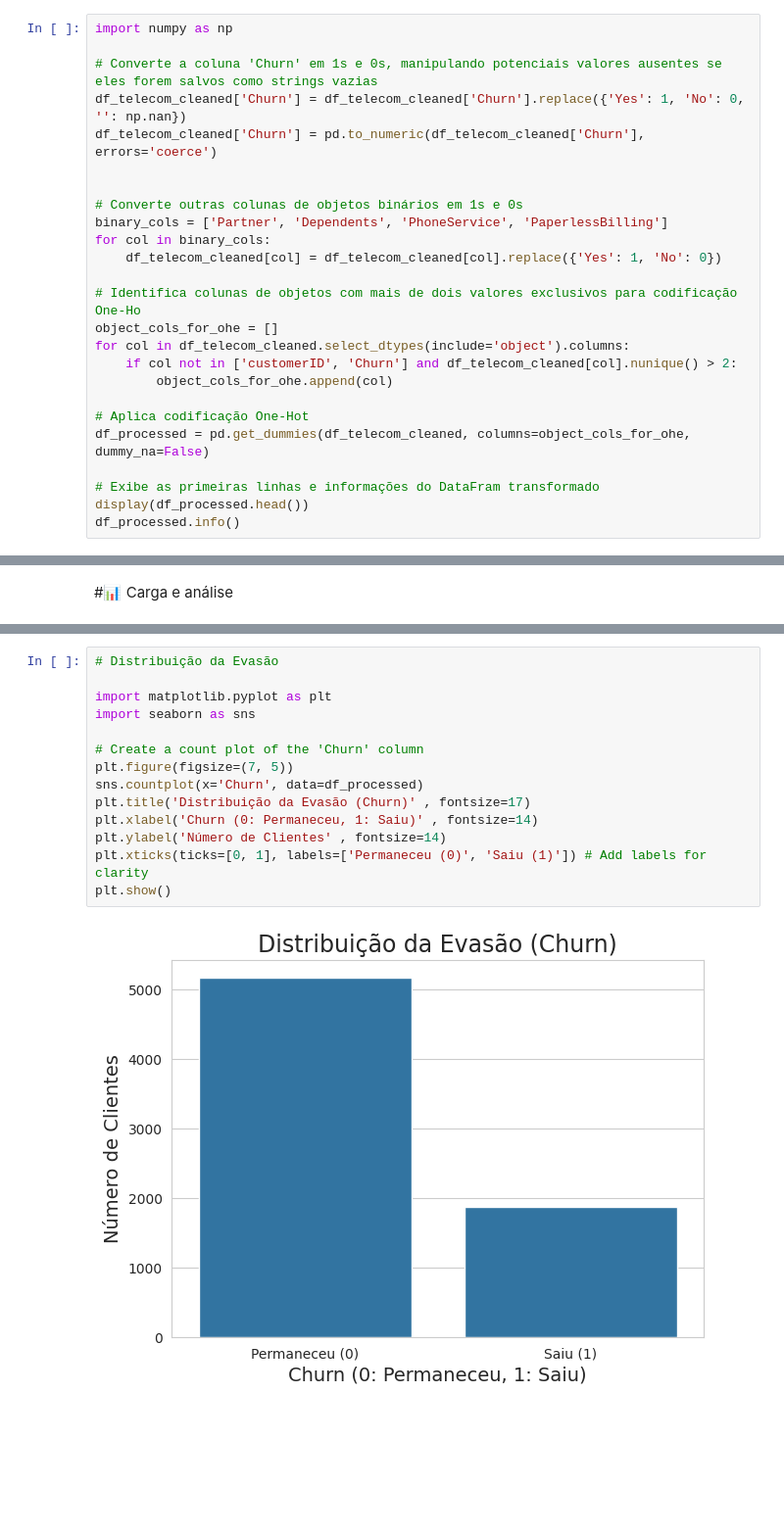
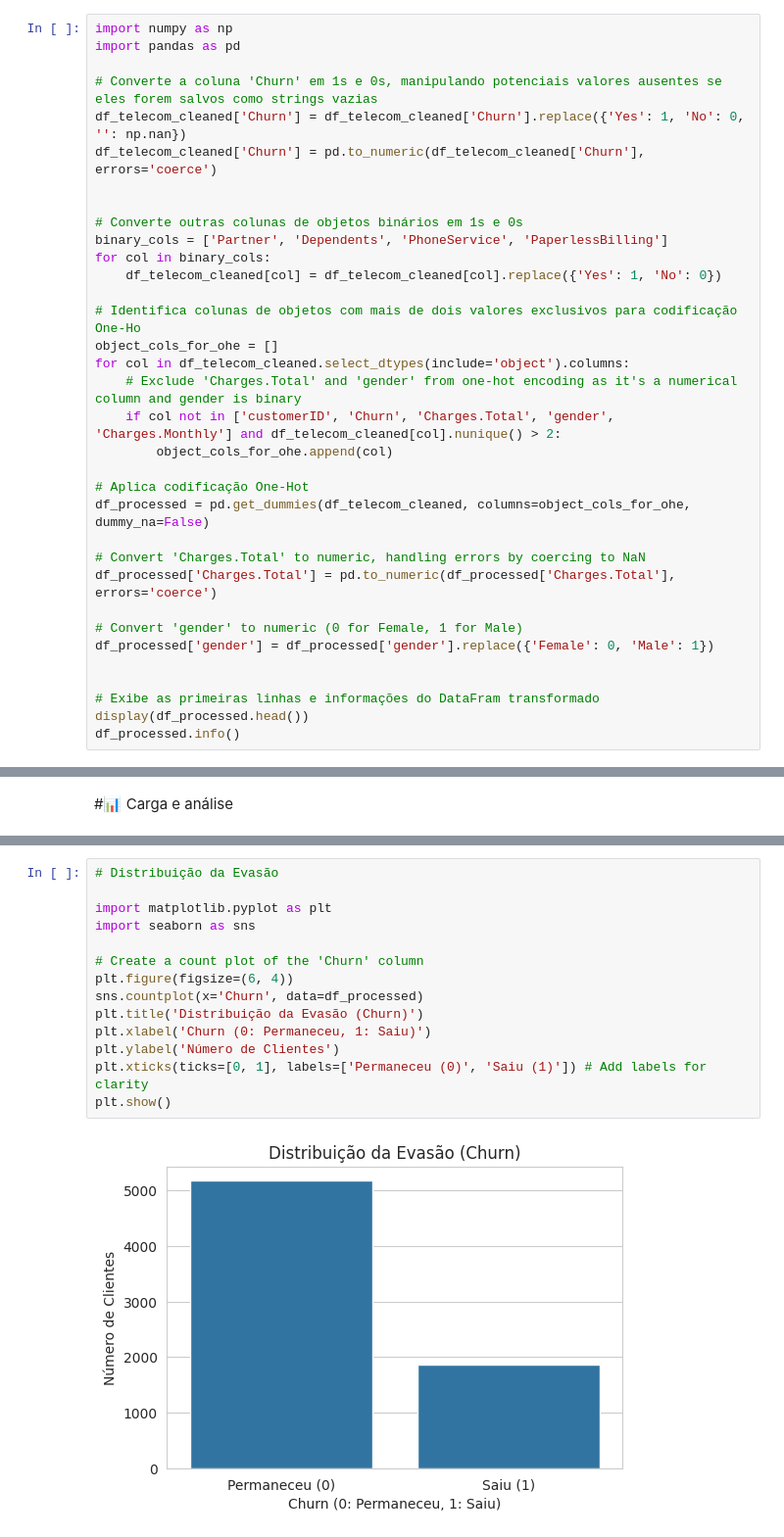
Before and after one commit to ZackMcz/Challenge-2---Telecom-X, a Jupyter notebook: TelecomX_Data.ipynb, the cells around one changed output, grey strips where cells are left out. Shown: that part at 98% size. Drawn from its saved outputs; the diff is of its cells as text; blank space fills up the shorter version.

```diff
--- a/TelecomX_Data.ipynb
+++ b/TelecomX_Data.ipynb
@@ -346,6 +346,7 @@ display(df_telecom_cleaned[['Charges.Monthly', 'Charges.Daily']].head())
 | 4 | 83.9 | 2.796667 |
 # %%
 import numpy as np
+import pandas as pd
 
 # Converte a coluna 'Churn' em 1s e 0s, manipulando potenciais valores ausentes se eles forem salvos como strings vazias
 df_telecom_cleaned['Churn'] = df_telecom_cleaned['Churn'].replace({'Yes': 1, 'No': 0, '': np.nan})
@@ -360,12 +361,20 @@ for col in binary_cols:
 # Identifica colunas de objetos com mais de dois valores exclusivos para codificação One-Ho
 object_cols_for_ohe = []
 for col in df_telecom_cleaned.select_dtypes(include='object').columns:
-    if col not in ['customerID', 'Churn'] and df_telecom_cleaned[col].nunique() > 2:
+    # Exclude 'Charges.Total' and 'gender' from one-hot encoding as it's a numerical column and gender is binary
+    if col not in ['customerID', 'Churn', 'Charges.Total', 'gender', 'Charges.Monthly'] and df_telecom_cleaned[col].nunique() > 2:
         object_cols_for_ohe.append(col)
 
 # Aplica codificação One-Hot
 df_processed = pd.get_dummies(df_telecom_cleaned, columns=object_cols_for_ohe, dummy_na=False)
 
+# Convert 'Charges.Total' to numeric, handling errors by coercing to NaN
+df_processed['Charges.Total'] = pd.to_numeric(df_processed['Charges.Total'], errors='coerce')
+
+# Convert 'gender' to numeric (0 for Female, 1 for Male)
+df_processed['gender'] = df_processed['gender'].replace({'Female': 0, 'Male': 1})
+
+
 # Exibe as primeiras linhas e informações do DataFram transformado
 display(df_processed.head())
 df_processed.info()
@@ -454,19 +475,19 @@ display(df_processed.describe())
 # %%
 # Distribuição da Evasão
 
 import matplotlib.pyplot as plt
 import seaborn as sns
 
 # Create a count plot of the 'Churn' column
-plt.figure(figsize=(7, 5))
+plt.figure(figsize=(6, 4))
 sns.countplot(x='Churn', data=df_processed)
-plt.title('Distribuição da Evasão (Churn)' , fontsize=17)
-plt.xlabel('Churn (0: Permaneceu, 1: Saiu)' , fontsize=14)
-plt.ylabel('Número de Clientes' , fontsize=14)
+plt.title('Distribuição da Evasão (Churn)')
+plt.xlabel('Churn (0: Permaneceu, 1: Saiu)')
+plt.ylabel('Número de Clientes')
 plt.xticks(ticks=[0, 1], labels=['Permaneceu (0)', 'Saiu (1)']) # Add labels for clarity
 plt.show()
 # %% [output]
-[figure, old version]
+[figure, new version]
 # %%
 import matplotlib.pyplot as plt
 import seaborn as sns
```
Also changed, not shown: parts of 11 cells of this notebook.
